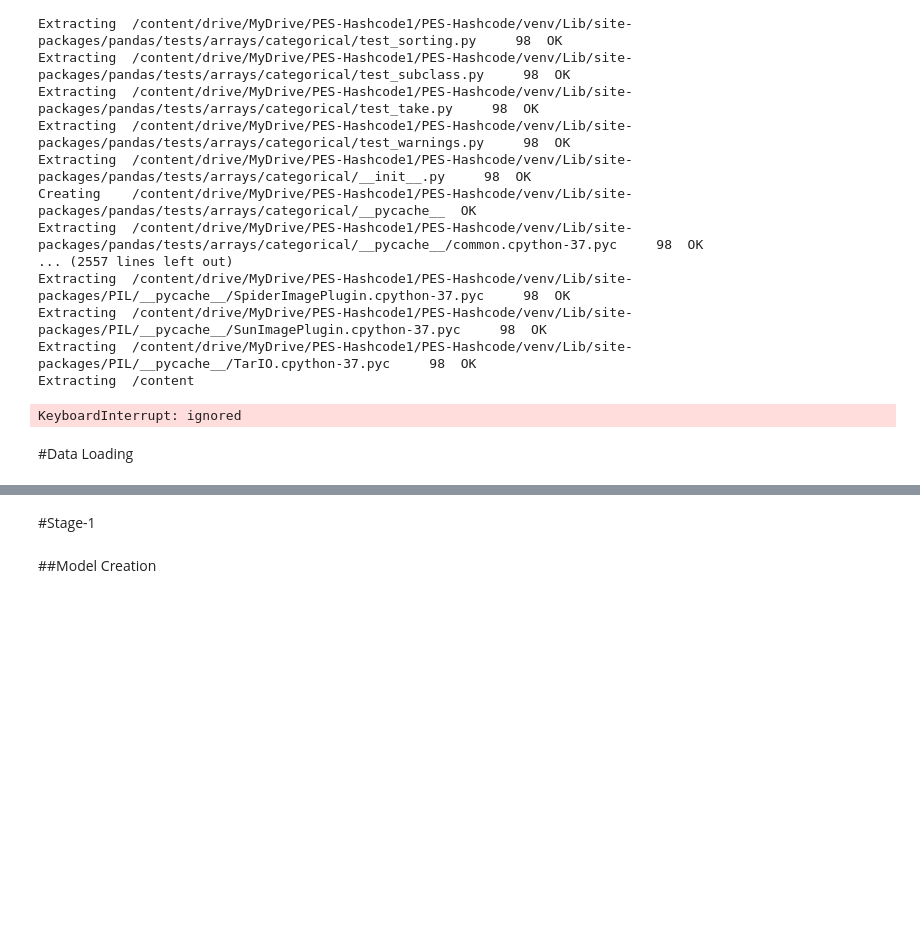
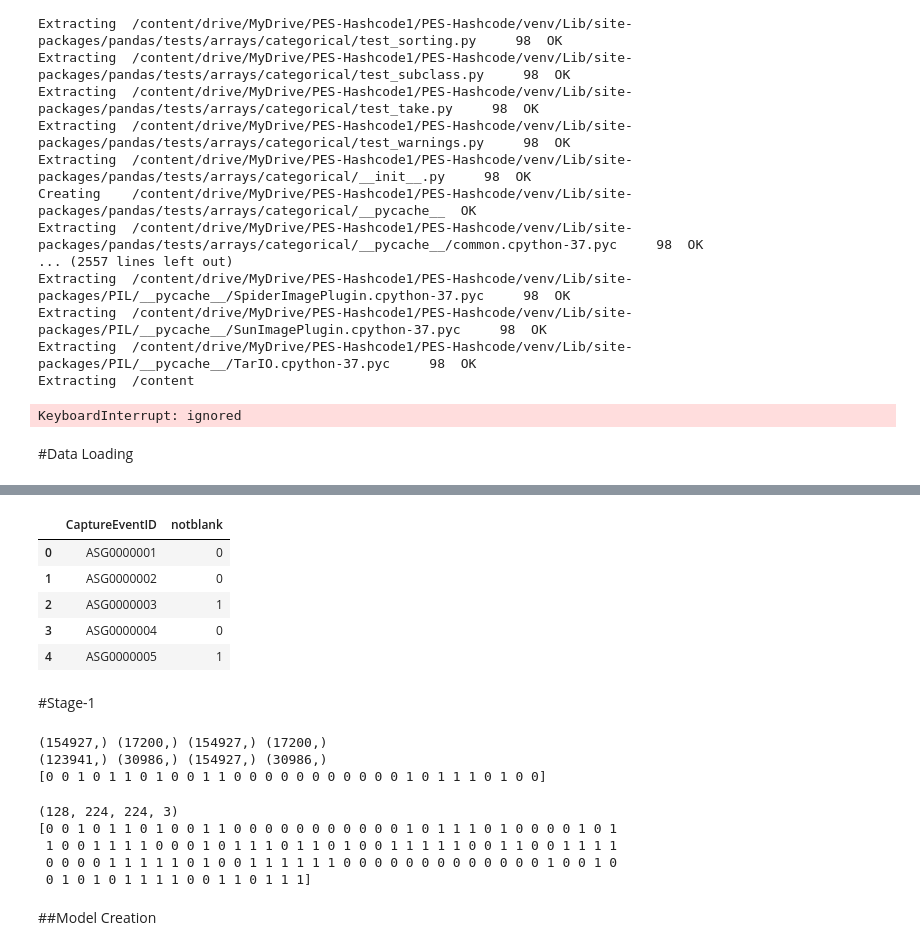
Before and after one commit to Koushik-V-M/HashCode_21, a Jupyter notebook: main.ipynb, the cells around one changed output, grey strips where cells are left out. Drawn from its saved outputs; the diff is of its cells as text; code cells hidden in the pictures; blank space fills up the shorter version.

```diff
--- a/main.ipynb
+++ b/main.ipynb
@@ -140,25 +153,53 @@ for k,v in class_freqs.items():
+# %%
+all_images_df.head()
+# %% [output]
+|  | CaptureEventID | notblank |
+| 0 | ASG0000001 | 0 |
+| 1 | ASG0000002 | 0 |
+| 2 | ASG0000003 | 1 |
+| 3 | ASG0000004 | 0 |
+| 4 | ASG0000005 | 1 |
 # %% [markdown]
 #Stage-1
 # %%
 params = {
-    "batch_size": 64,
+    "batch_size": 128,
     "n_classes": 2,
-    "shuffle": True
+    "shuffle": False
 }
 
-X = all_images.CaptureEventID
-y = [all_images.Presence]
+X = all_images_df.CaptureEventID
+y = all_images_df.notblank
 
 partition = 172127-17200
-X_train = X[:partition]
-X_test = X[partition:]
-y_train = y[:partition]
-y_test = y[partition:]
+X_train = np.array(X[:partition])
+X_test = np.array(X[partition:])
+y_train = np.array(y[:partition])
+y_test = np.array(y[partition:])
 
-X_train, X_val, y_val, y_val = train_test_split(X, y, test_size=0.2, random_state=42)
+print(X_train.shape, X_test.shape, y_train.shape, y_test.shape)
+
+X_train, X_val, y_val, y_val = train_test_split(X_train, y_train, test_size=0.2, random_state=42)
+
+print(X_train.shape, X_val.shape, y_train.shape, y_val.shape)
+print(y_train[:32])
 
 training_generator = DataGenerator(X_train, y_train, **params)
 validation_generator = DataGenerator(X_val, y_val, **params)
+# %% [output]
+(154927,) (17200,) (154927,) (17200,)
+(123941,) (30986,) (154927,) (30986,)
+[0 0 1 0 1 1 0 1 0 0 1 1 0 0 0 0 0 0 0 0 0 0 0 1 0 1 1 1 0 1 0 0]
+# %%
+X, y = training_generator[0]
+print(X.shape)
+print(y)
+# %% [output]
+(128, 224, 224, 3)
+[0 0 1 0 1 1 0 1 0 0 1 1 0 0 0 0 0 0 0 0 0 0 0 1 0 1 1 1 0 1 0 0 0 0 1 0 1
+ 1 0 0 1 1 1 1 0 0 0 1 0 1 1 1 0 1 1 0 1 0 0 1 1 1 1 1 0 0 1 1 0 0 1 1 1 1
+ 0 0 0 0 1 1 1 1 1 0 1 0 0 1 1 1 1 1 1 0 0 0 0 0 0 0 0 0 0 0 0 0 1 0 0 1 0
+ 0 1 0 1 0 1 1 1 1 0 0 1 1 0 1 1 1]
 # %% [markdown]
 ##Model Creation
 # %%
```
Also changed, not shown: parts of 22 cells of this notebook.
